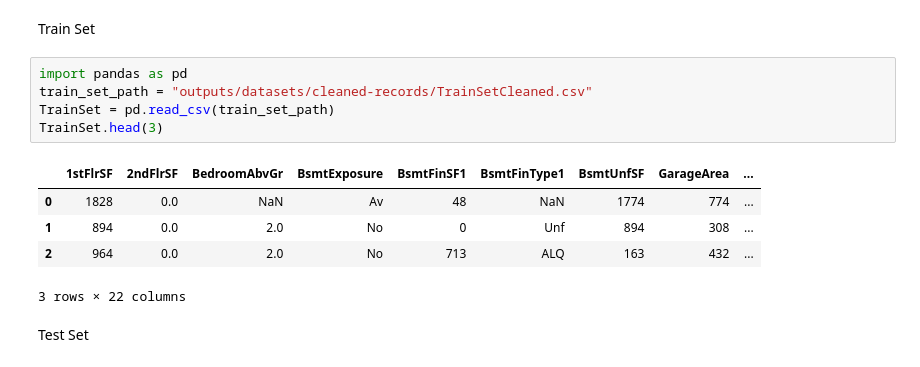
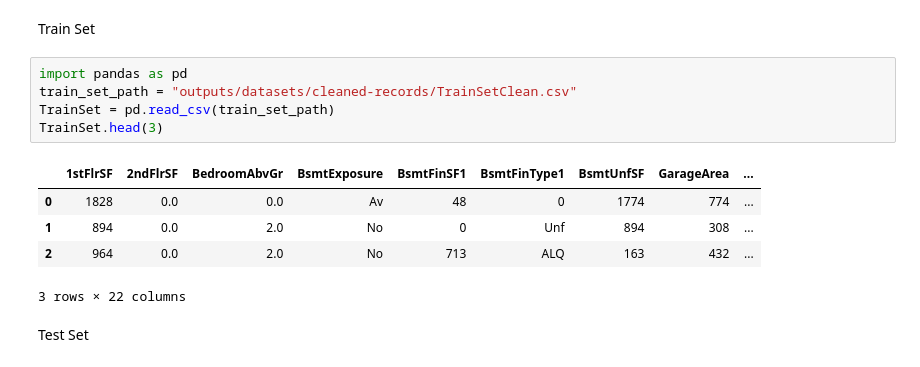
Before and after one commit to simonepietraroia/House-Sales, a Jupyter notebook: jupyter_notebooks/4 - Feature Engineering.ipynb, the cells around one changed output. Drawn from its saved outputs; the diff is of its cells as text.

```diff
--- a/jupyter_notebooks/4 - Feature Engineering.ipynb
+++ b/jupyter_notebooks/4 - Feature Engineering.ipynb
@@ -47,12 +47,12 @@ current_dir
 Train Set
 # %%
 import pandas as pd
-train_set_path = "outputs/datasets/cleaned-records/TrainSetCleaned.csv"
+train_set_path = "outputs/datasets/cleaned-records/TrainSetClean.csv"
 TrainSet = pd.read_csv(train_set_path)
 TrainSet.head(3)
 # %% [output]
 |  | 1stFlrSF | 2ndFlrSF | BedroomAbvGr | BsmtExposure | BsmtFinSF1 | BsmtFinType1 | BsmtUnfSF | GarageArea | ... |
-| 0 | 1828 | 0.0 | NaN | Av | 48 | NaN | 1774 | 774 | ... |
+| 0 | 1828 | 0.0 | 0.0 | Av | 48 | 0 | 1774 | 774 | ... |
 | 1 | 894 | 0.0 | 2.0 | No | 0 | Unf | 894 | 308 | ... |
 | 2 | 964 | 0.0 | 2.0 | No | 713 | ALQ | 163 | 432 | ... |
 3 rows × 22 columns
```
Also changed, not shown: parts of 12 cells of this notebook, 3 other files.
